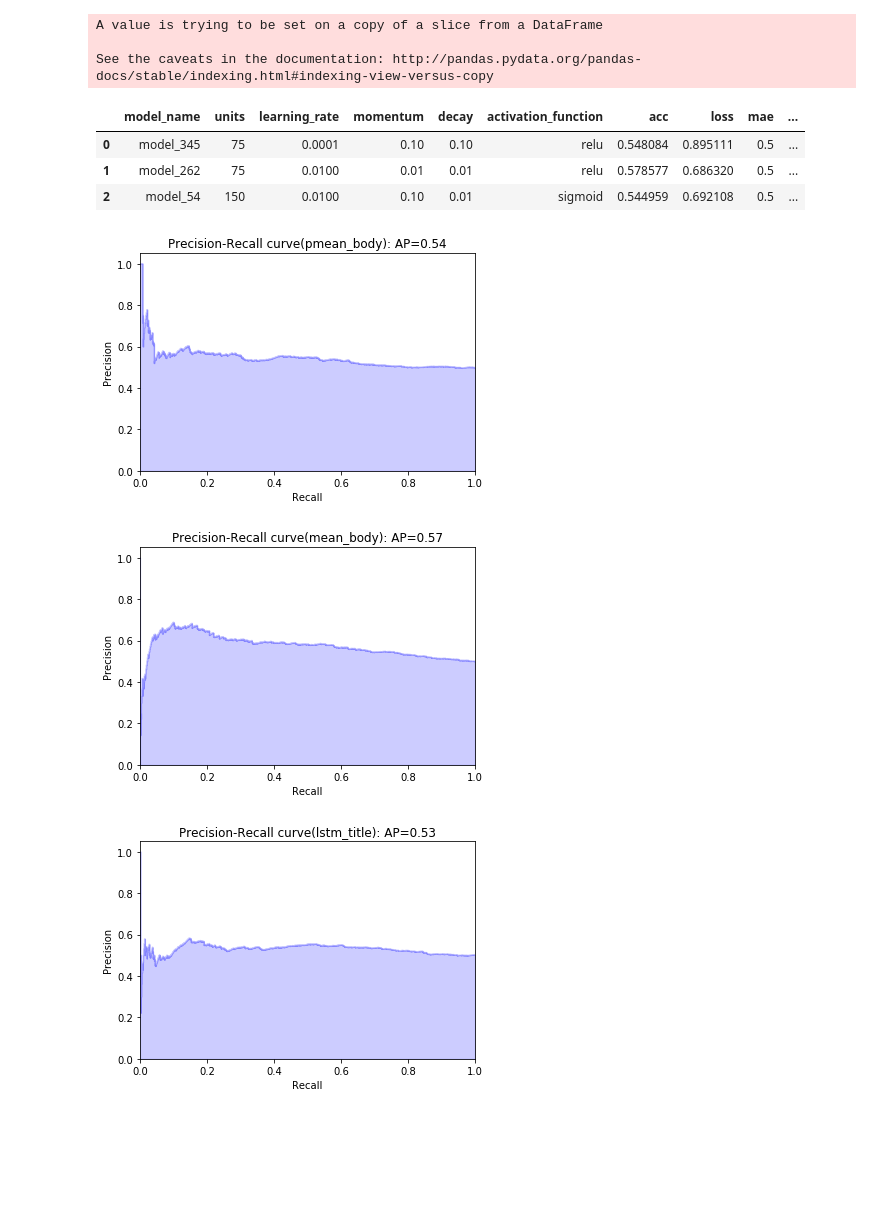
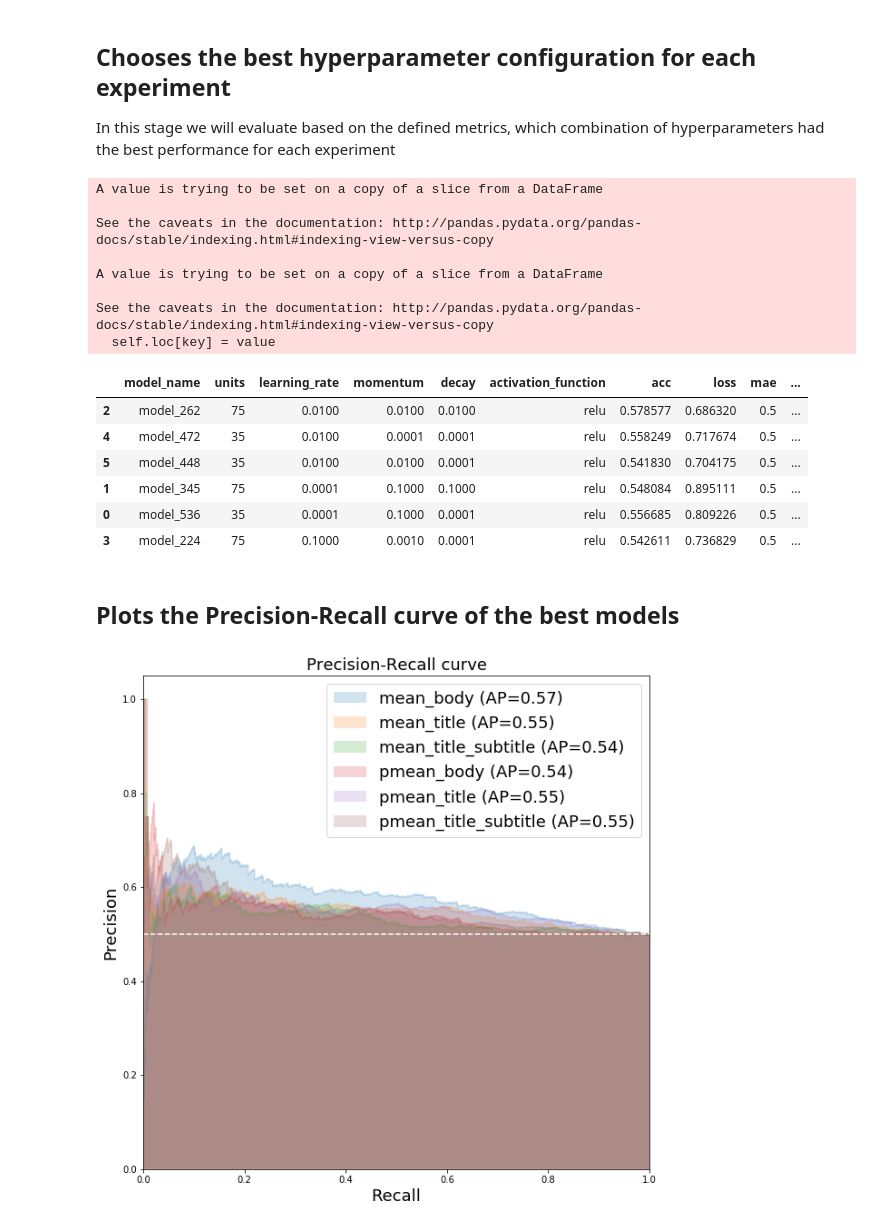
Before and after one commit to gcarvs/News-Impact-On-Dollar, a Jupyter notebook: notebooks/Data analysis - Plotting the results.ipynb, the cells around one changed output. Drawn from its saved outputs; the diff is of its cells as text; code cells hidden in the pictures; blank space fills up the shorter version.

Commit message:
Finished data analysis process

```diff
--- a/notebooks/Data analysis - Plotting the results.ipynb
+++ b/notebooks/Data analysis - Plotting the results.ipynb
@@ -7,6 +7,10 @@ import os
 import numpy as np
 import pandas as pd
 import matplotlib.pyplot as plt
+# %% [markdown]
+## Chooses the best hyperparameter configuration for each experiment
+
+In this stage we will evaluate based on the defined metrics, which combination of hyperparameters had the best performance for each experiment
 # %%
 experiments = [dI for dI in os.listdir('../experiments') if os.path.isdir(os.path.join('../experiments',dI))]
 
@@ -20,12 +24,22 @@ for experiment in experiments:
     best_models.append(best_model)
 
 best_models = pd.DataFrame(best_models).reset_index().drop(columns=['index'])
+#best_models = best_models[['experiment', 'units', 'learning_rate', 'momentum', 'decay', 'activation_function', 'acc', 'loss', 'mae', 'mse', 'precision', 'recall', 'fs_score']]
+best_models = best_models.sort_values(['experiment'], ascending=True)
 best_models
 # %% [output]
 A value is trying to be set on a copy of a slice from a DataFrame
 
 See the caveats in the documentation: http://pandas.pydata.org/pandas-docs/stable/indexing.html#indexing-view-versus-copy
+
+A value is trying to be set on a copy of a slice from a DataFrame
+
+See the caveats in the documentation: http://pandas.pydata.org/pandas-docs/stable/indexing.html#indexing-view-versus-copy
+  self.loc[key] = value
 |  | model_name | units | learning_rate | momentum | decay | activation_function | acc | loss | mae | ... |
-| 0 | model_345 | 75 | 0.0001 | 0.10 | 0.10 | relu | 0.548084 | 0.895111 | 0.5 | ... |
-| 1 | model_262 | 75 | 0.0100 | 0.01 | 0.01 | relu | 0.578577 | 0.686320 | 0.5 | ... |
-| 2 | model_54 | 150 | 0.0100 | 0.10 | 0.01 | sigmoid | 0.544959 | 0.692108 | 0.5 | ... |
+| 2 | model_262 | 75 | 0.0100 | 0.0100 | 0.0100 | relu | 0.578577 | 0.686320 | 0.5 | ... |
+| 4 | model_472 | 35 | 0.0100 | 0.0001 | 0.0001 | relu | 0.558249 | 0.717674 | 0.5 | ... |
+| 5 | model_448 | 35 | 0.0100 | 0.0100 | 0.0001 | relu | 0.541830 | 0.704175 | 0.5 | ... |
+| 1 | model_345 | 75 | 0.0001 | 0.1000 | 0.1000 | relu | 0.548084 | 0.895111 | 0.5 | ... |
+| 0 | model_536 | 35 | 0.0001 | 0.1000 | 0.0001 | relu | 0.556685 | 0.809226 | 0.5 | ... |
+| 3 | model_224 | 75 | 0.1000 | 0.0010 | 0.0001 | relu | 0.542611 | 0.736829 | 0.5 | ... |
@@ -32,27 +67,30 @@ See the caveats in the documentation: http://pandas.pydata.org/pandas-docs/stabl
+# %% [markdown]
+## Plots the Precision-Recall curve of the best models
 # %%
 for index, model in best_models.iterrows():
     true_y = genfromtxt('../experiments/'+ model["experiment"] +'/test_y.csv', delimiter=',')
     output_probabilities = genfromtxt('../experiments/'+ model["experiment"] +'/trained_models/' + model["model_name"] + '/test_output_probabilities.csv', delimiter=',')
 
     probas_pred = output_probabilities[...,1]
 
     average_precision = average_precision_score(true_y, probas_pred)
     precision, recall, _ = precision_recall_curve(true_y, probas_pred)
 
-    plt.step(recall, precision, color='b', alpha=0.2,
-             where='post')
+    plt.step(recall, precision, alpha=0.2, where='post')
     plt.fill_between(recall, precision, step='post', alpha=0.2,
-                     color='b')
-    plt.xlabel('Recall')
-    plt.ylabel('Precision')
+             label=model["experiment"] +' (AP={0:0.2f})'.format(average_precision))
+    plt.xlabel('Recall', fontsize=18)
+    plt.ylabel('Precision', fontsize=18)
     plt.ylim([0.0, 1.05])
     plt.xlim([0.0, 1.0])
-    plt.title('Precision-Recall curve('+ model["experiment"] +'): AP={0:0.2f}'.format(
-              average_precision))
-    os.mkdir('../data-analysis/' + model["experiment"])
-    plt.savefig('../data-analysis/'+ model["experiment"] +'/'+ model["experiment"] +'_precision_recall_curve.png', dpi=300)
-    plt.show()
+plt.title('Precision-Recall curve', fontsize=18)
+plt.plot([0, 1], [0.5, 0.5], color='white', linestyle='--')
+fig_size = plt.rcParams["figure.figsize"]
+fig_size[0] = 10
+fig_size[1] = 10
+plt.rcParams["figure.figsize"] = fig_size
+plt.legend(loc='upper right', prop={'size': 18})
+plt.savefig('../data-analysis/precision_recall_curve.png', dpi=300)
+plt.show()
 # %% [output]
-[figure, old version]
+[figure, new version]
-[figure, removed]
-[figure, removed]
```
Also changed, not shown: parts of 5 cells of this notebook, 2 other files.
